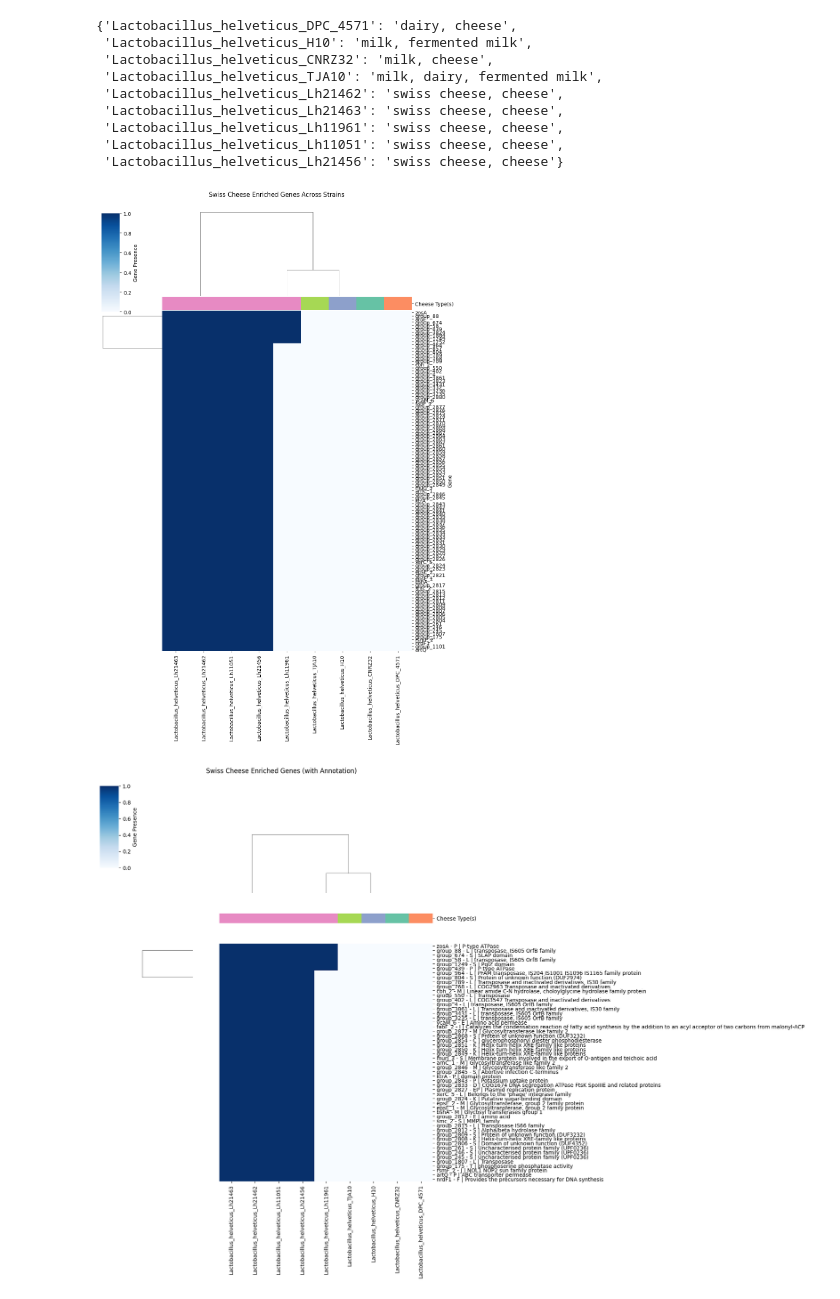
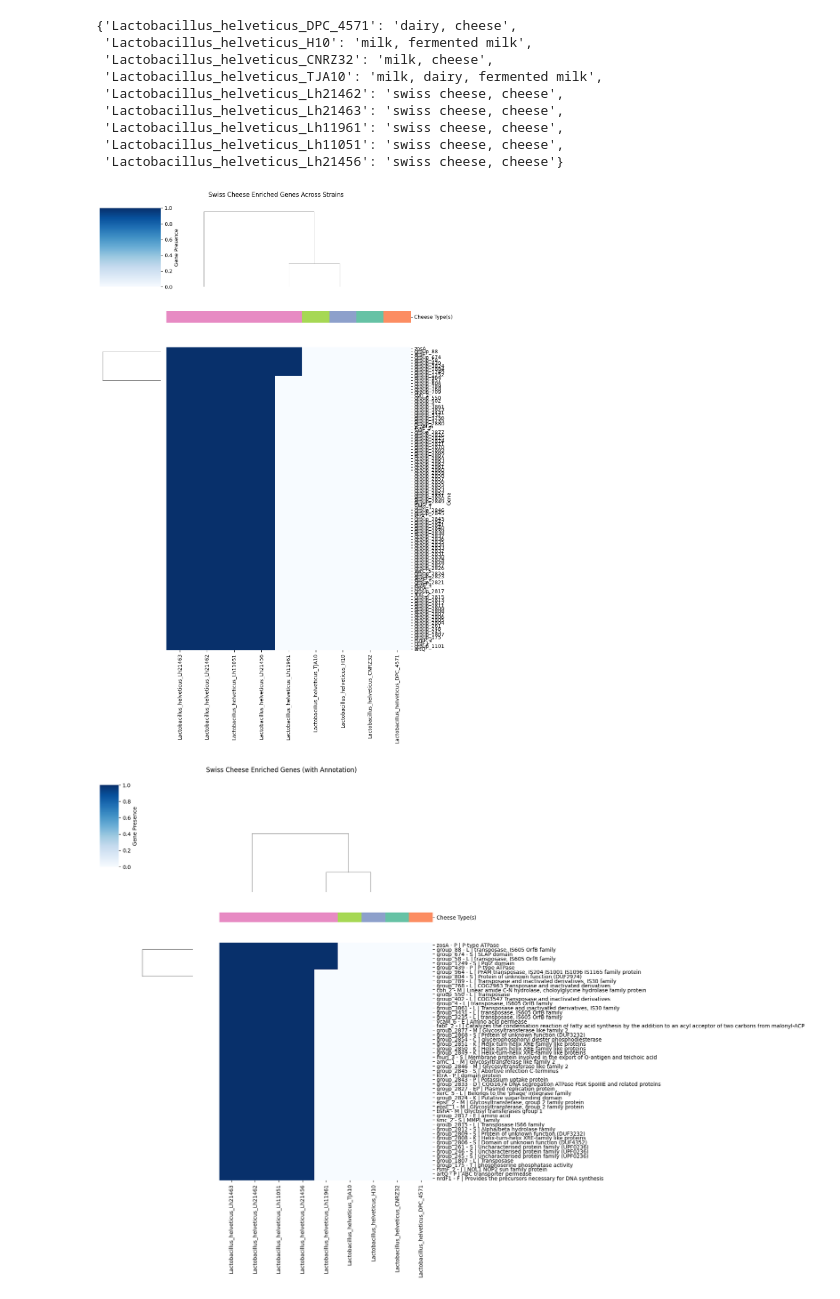
Before and after one commit to Vladm0z/HSE-Bioinformatics, a Jupyter notebook: Bioinformatics/MSc/PracBio/PracBio_0417.ipynb, the cells around one changed output. Saved outputs shown, nothing was run; the diff lists cells and outputs as text; code cells hidden in the pictures.

```diff
--- a/Bioinformatics/MSc/PracBio/PracBio_0417.ipynb
+++ b/Bioinformatics/MSc/PracBio/PracBio_0417.ipynb
@@ -497,19 +492,19 @@ column_colors_mapped = column_colors.map(cheese_palette)
 # %%
 # Plot heatmap
 sns.clustermap(
     swiss_enriched_matrix,
     figsize=(10, 15),
     cmap="Blues",
     col_colors=column_colors_mapped,
     yticklabels=True,
     xticklabels=True,
     cbar_kws={"label": "Gene Presence"}
 )
-
+plt.tight_layout()
 plt.suptitle("Swiss Cheese Enriched Genes Across Strains", y=1.02)
 plt.show()
 # %% [output]
-[figure, old version]
+[figure, new version]
 # %%
 #### #### #### #### #### #### #### ####  #### #### ####
 #### LET'S ADD FUNCTIONAL INFO FROM EGGNOME-MAPPER ######
```
Also changed, not shown: parts of 21 cells of this notebook.
